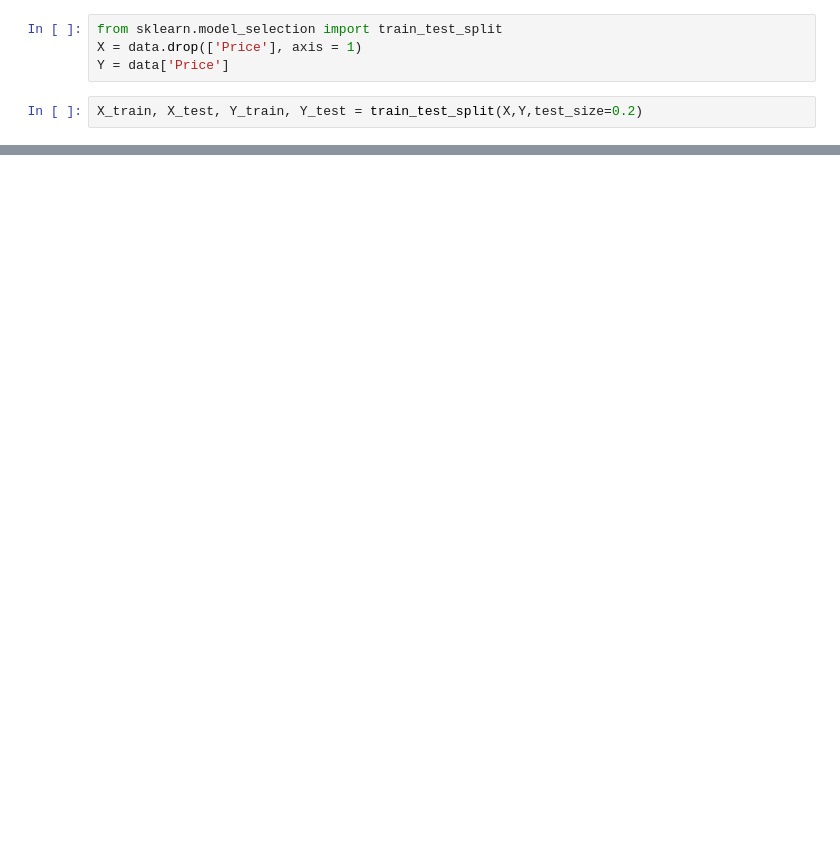
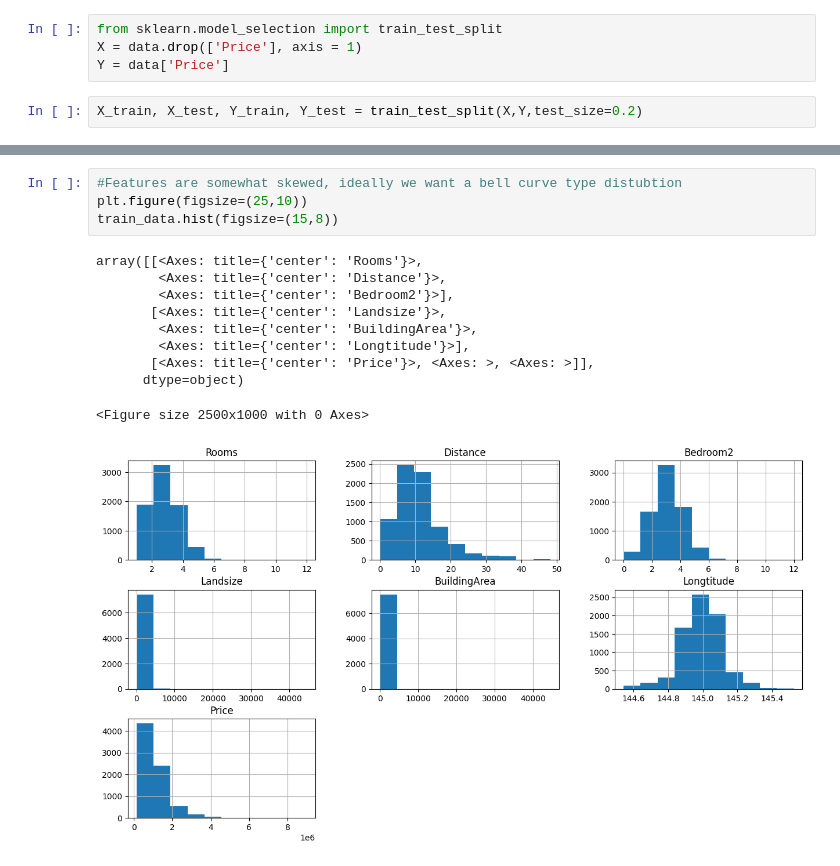
Before and after one commit to Thomaspeacock-studio/HousingPriceMachineLearningModel, a Jupyter notebook: main.ipynb, the cells around one changed output, grey strips where cells are left out. Cells and saved outputs as stored; diff of their text form; blank space fills up the shorter version.

```diff
--- a/main.ipynb
+++ b/main.ipynb
@@ -48,0 +57,15 @@ train_data = X_train.join(Y_train)
+# %%
+#Features are somewhat skewed, ideally we want a bell curve type distubtion
+plt.figure(figsize=(25,10))
+train_data.hist(figsize=(15,8))
+# %% [output]
+array([[<Axes: title={'center': 'Rooms'}>,
+        <Axes: title={'center': 'Distance'}>,
+        <Axes: title={'center': 'Bedroom2'}>],
+       [<Axes: title={'center': 'Landsize'}>,
+        <Axes: title={'center': 'BuildingArea'}>,
+        <Axes: title={'center': 'Longtitude'}>],
+       [<Axes: title={'center': 'Price'}>, <Axes: >, <Axes: >]],
+      dtype=object)
+<Figure size 2500x1000 with 0 Axes>
+[figure, added]
```
Also changed, not shown: parts of 18 cells of this notebook, 1 other file.
